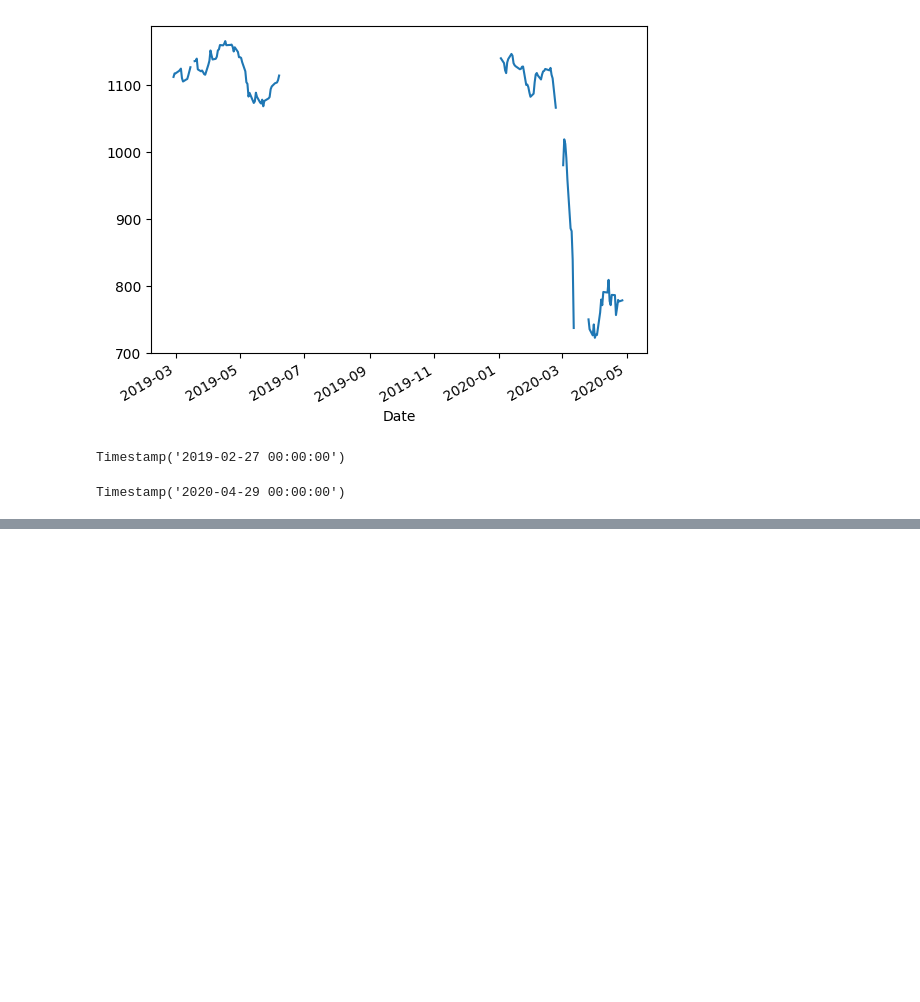
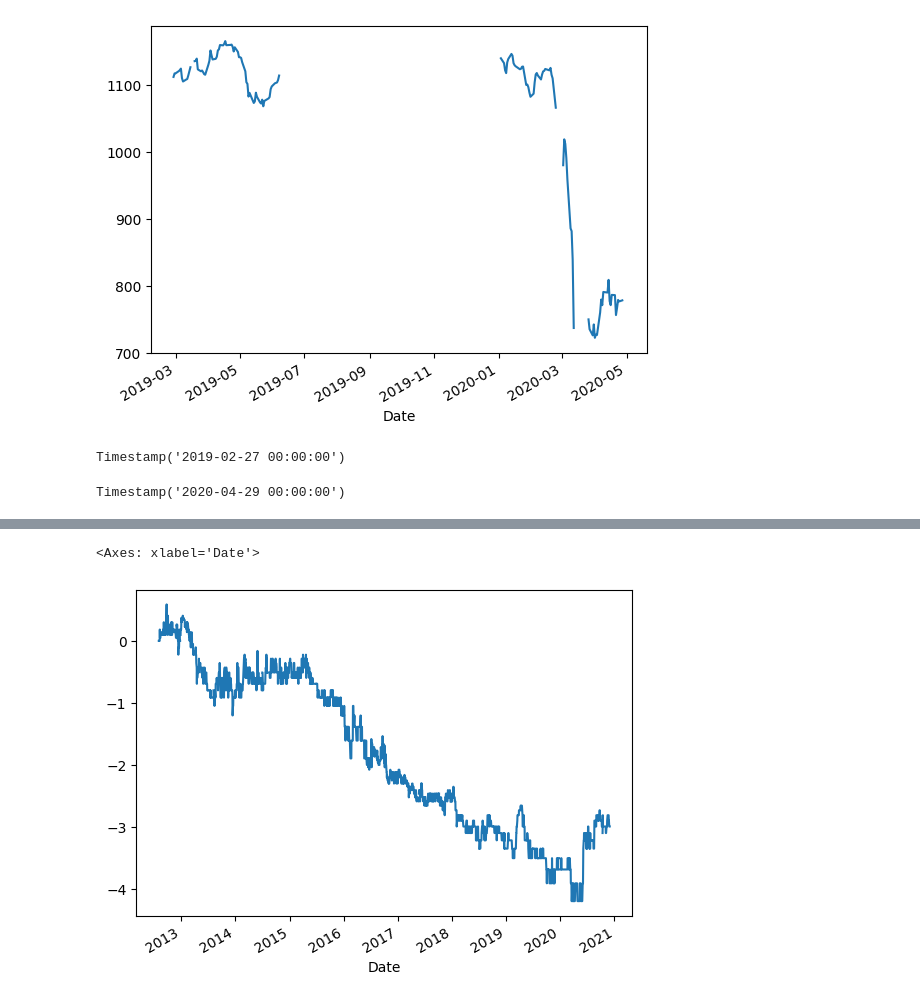
Before and after one commit to JamieW365/trading_algos, a Jupyter notebook: notebooks/data processing/identifying_outliers.ipynb, the cells around one changed output, grey strips where cells are left out. Saved outputs shown, nothing was run; the diff lists cells and outputs as text; code cells hidden in the pictures; blank space fills up the shorter version.

```diff
--- a/notebooks/data processing/identifying_outliers.ipynb
+++ b/notebooks/data processing/identifying_outliers.ipynb
@@ -463,0 +546,5 @@ Name: count, Length: 158, dtype: int64
+# %%
+log_prices['COL'].loc[log_prices['COL'].first_valid_index(): log_prices['COL'].last_valid_index()].plot()
+# %% [output]
+<Axes: xlabel='Date'>
+[figure, added]
```
Also changed, not shown: parts of 33 cells of this notebook.
